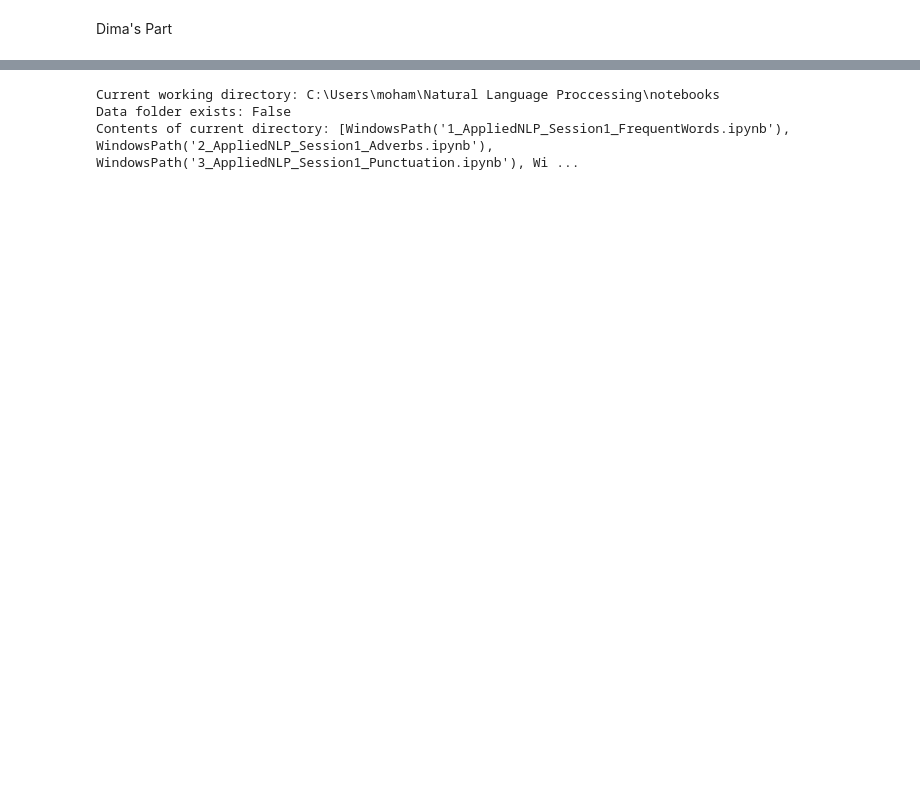
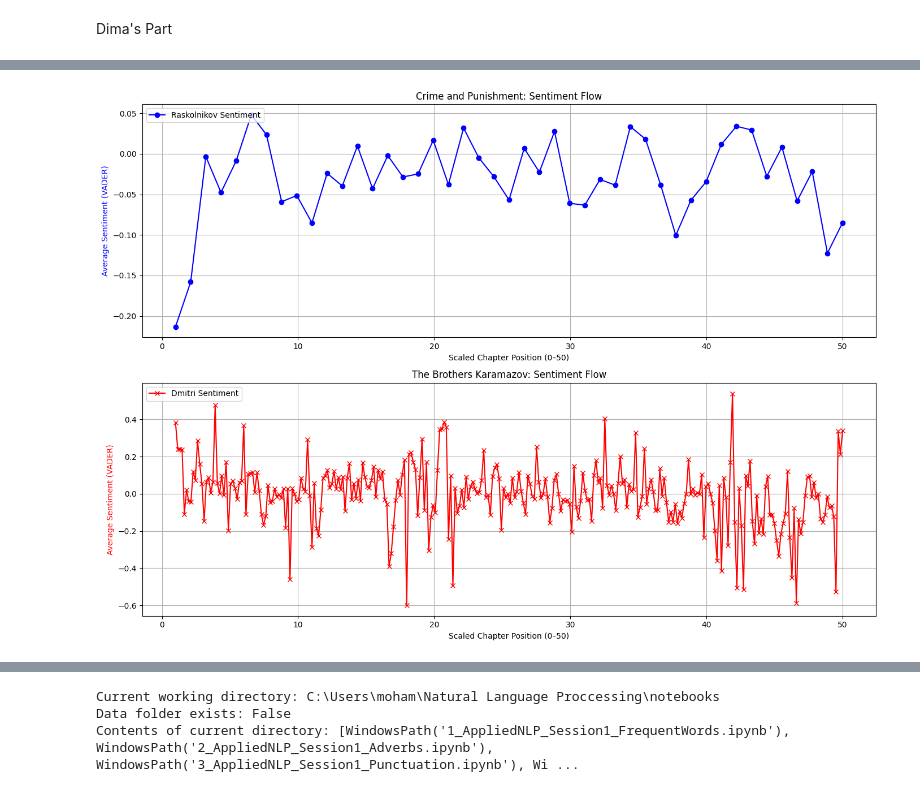
Before and after one commit to NLP-M-A-D/ProjectTemplate, a Jupyter notebook: notebooks/climax_analysis.ipynb, the cells around one changed output, grey strips where cells are left out. Cells and saved outputs as stored; diff of their text form; code cells hidden in the pictures; blank space fills up the shorter version.

```diff
--- a/notebooks/climax_analysis.ipynb
+++ b/notebooks/climax_analysis.ipynb
@@ -175 +311,94 @@ Tracking pronouns alongside sentiment shows character activity, giving context t
 "Explanation of Sentiment Analysis in Your Code\n\nSentiment Analysis Definition\nSentiment analysis is a method in Natural Language Processing (NLP) to detect the emotional tone of a piece of text: p ...
+# %%
+from collections import Counter
+import matplotlib.pyplot as plt
+import nltk
+from nltk.sentiment import SentimentIntensityAnalyzer
+import re
+from pathlib import Path
+import numpy as np
+
+nltk.download('vader_lexicon', quiet=True)
+sia = SentimentIntensityAnalyzer()
+
+# ------------------ LOAD & PREPROCESS ------------------
+def load_text(file_path: str):
+    p = Path(file_path)
+    if not p.exists():
+        raise FileNotFoundError(f"❌ File not found: {p}")
+    return p.read_text(encoding='utf-8', errors='ignore')
+
+def normalize(text: str) -> str:
+    return text.replace('\r\n', '\n')
+
+def split_sentences(text: str):
+    return [s.strip() for s in re.split(r'(?<=[.!?])\s+', text) if s.strip()]
+
+# ------------------ SENTIMENT ------------------
+def compute_sentiment(sentences):
+    return [sia.polarity_scores(s)['compound'] for s in sentences]
+
+def aggregate_chapter_sentiment(sentences, chapter_marker="CHAPTER"):
+    chapter_scores = []
+    current = []
+
+    for s in sentences:
+        if chapter_marker.lower() in s.lower():
+            if current:
+                avg_sentiment = sum(compute_sentiment(current)) / len(current)
+                chapter_scores.append(avg_sentiment)
+            current = []
+        else:
+            current.append(s)
+
+    if current:
+        avg_sentiment = sum(compute_sentiment(current)) / len(current)
+        chapter_scores.append(avg_sentiment)
+
+    return chapter_scores
+
+# ------------------ FILES ------------------
+Crime_file = r"..\data\Crime-punishment.txt"
+Karamazov_file = r"..\data\The-BrothersKaramazov.txt"
+
+crime_text = normalize(load_text(Crime_file))
+karamazov_text = normalize(load_text(Karamazov_file))
+
+crime_sentences = split_sentences(crime_text)
+karamazov_sentences = split_sentences(karamazov_text)
+
+# ------------------ ANALYSIS ------------------
+cp_sentiments = aggregate_chapter_sentiment(crime_sentences, chapter_marker="CHAPTER")
+bk_sentiments = aggregate_chapter_sentiment(karamazov_sentences, chapter_marker="PART")
+
+# ------------------ SCALE X AXIS TO 50 ------------------
+def scale_to_50(values):
+    x_scaled = np.linspace(1, 50, len(values))
+    return x_scaled, values
+
+cp_x, cp_y = scale_to_50(cp_sentiments)
+bk_x, bk_y = scale_to_50(bk_sentiments)
+
+# ------------------ PLOT ------------------
+fig, (ax1, ax2) = plt.subplots(2, 1, figsize=(14, 10))
+
+# ---- Crime and Punishment ----
+ax1.plot(cp_x, cp_y, label="Raskolnikov Sentiment", color='blue', marker='o')
+ax1.set_xlabel("Scaled Chapter Position (0–50)")
+ax1.set_ylabel("Average Sentiment (VADER)", color='blue')
+ax1.set_title("Crime and Punishment: Sentiment Flow")
+ax1.grid(True)
+ax1.legend(loc='upper left')
+
+# ---- Brothers Karamazov ----
+ax2.plot(bk_x, bk_y, label="Dmitri Sentiment", color='red', marker='x')
+ax2.set_xlabel("Scaled Chapter Position (0–50)")
+ax2.set_ylabel("Average Sentiment (VADER)", color='red')
+ax2.set_title("The Brothers Karamazov: Sentiment Flow")
+ax2.grid(True)
+ax2.legend(loc='upper left')
+
+plt.tight_layout()
+plt.show()
+# %% [output]
+[figure, added]
```
Also changed, not shown: parts of 3 cells of this notebook, 1 other file.
